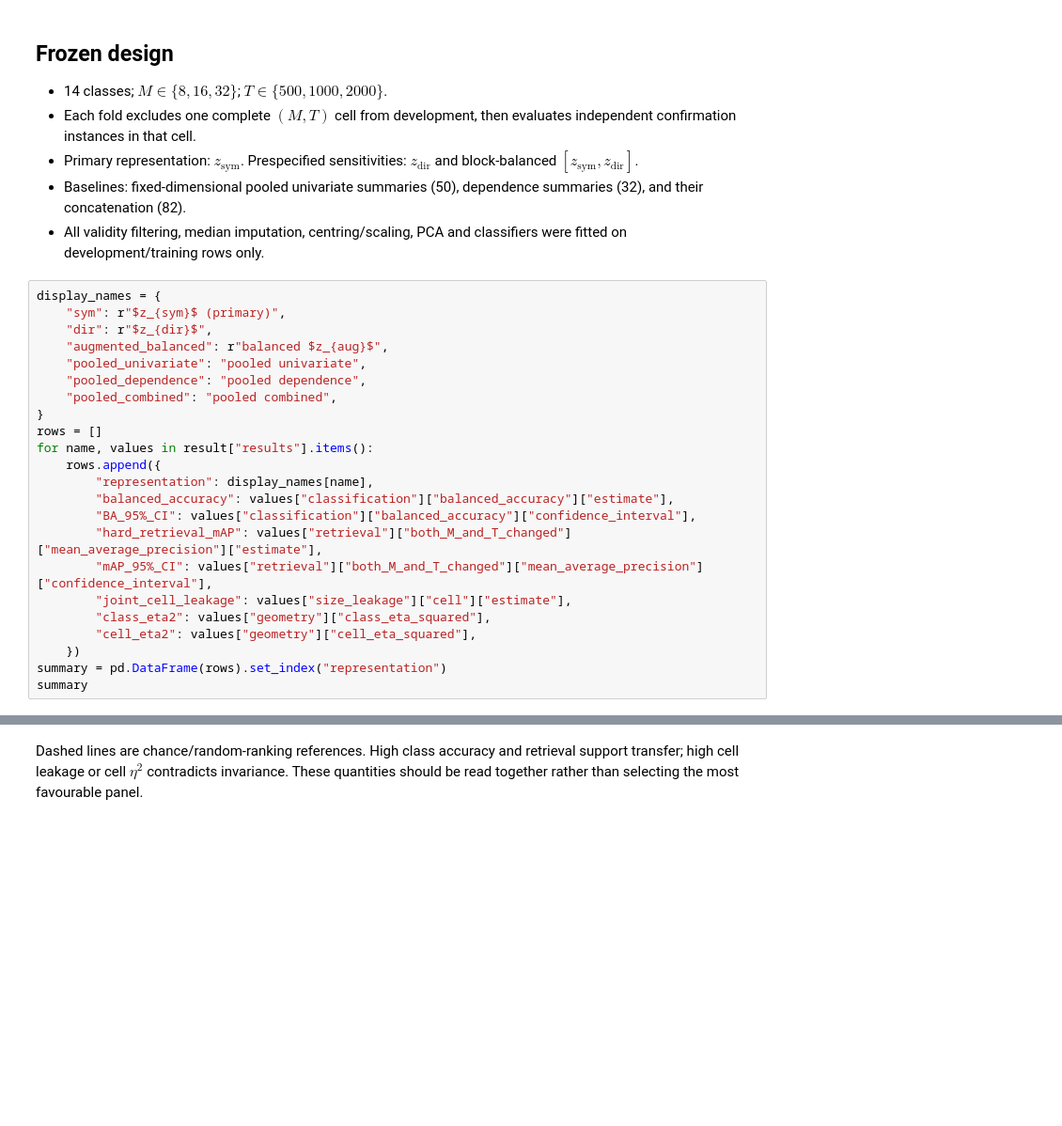
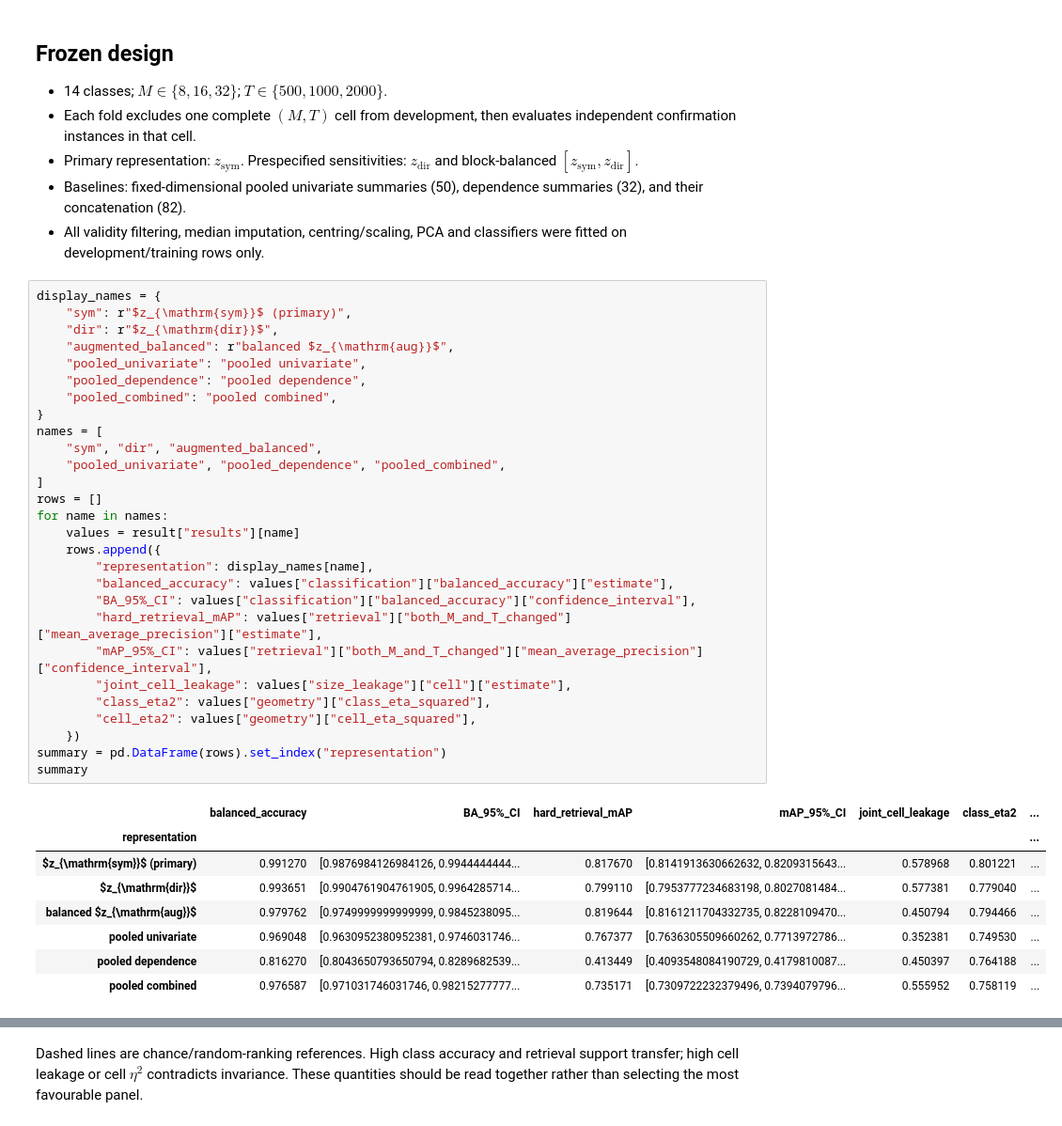
Before and after one commit to willedibam/mts-spi-study-cluster, a Jupyter notebook: notebooks/embeddings/proof_cross_mt_transfer_260824.ipynb, the cells around one changed output, grey strips where cells are left out. Shown at 94% size. Saved outputs shown, nothing was run; the diff lists cells and outputs as text; blank space fills up the shorter version.

```diff
--- a/notebooks/embeddings/proof_cross_mt_transfer_260824.ipynb
+++ b/notebooks/embeddings/proof_cross_mt_transfer_260824.ipynb
@@ -32,24 +35,38 @@ print(f"development={manifest['rows']:,}; confirmation={result['rows']:,}; schem
 - All validity filtering, median imputation, centring/scaling, PCA and classifiers were fitted on development/training rows only.
 # %%
 display_names = {
-    "sym": r"$z_{sym}$ (primary)",
-    "dir": r"$z_{dir}$",
-    "augmented_balanced": r"balanced $z_{aug}$",
+    "sym": r"$z_{\mathrm{sym}}$ (primary)",
+    "dir": r"$z_{\mathrm{dir}}$",
+    "augmented_balanced": r"balanced $z_{\mathrm{aug}}$",
     "pooled_univariate": "pooled univariate",
     "pooled_dependence": "pooled dependence",
     "pooled_combined": "pooled combined",
 }
+names = [
+    "sym", "dir", "augmented_balanced",
+    "pooled_univariate", "pooled_dependence", "pooled_combined",
+]
 rows = []
-for name, values in result["results"].items():
+for name in names:
+    values = result["results"][name]
     rows.append({
         "representation": display_names[name],
         "balanced_accuracy": values["classification"]["balanced_accuracy"]["estimate"],
         "BA_95%_CI": values["classification"]["balanced_accuracy"]["confidence_interval"],
         "hard_retrieval_mAP": values["retrieval"]["both_M_and_T_changed"]["mean_average_precision"]["estimate"],
         "mAP_95%_CI": values["retrieval"]["both_M_and_T_changed"]["mean_average_precision"]["confidence_interval"],
         "joint_cell_leakage": values["size_leakage"]["cell"]["estimate"],
         "class_eta2": values["geometry"]["class_eta_squared"],
         "cell_eta2": values["geometry"]["cell_eta_squared"],
     })
 summary = pd.DataFrame(rows).set_index("representation")
 summary
+# %% [output]
+|  | balanced_accuracy | BA_95%_CI | hard_retrieval_mAP | mAP_95%_CI | joint_cell_leakage | class_eta2 | ... |
+| representation |  |  |  |  |  |  | ... |
+| $z_{\mathrm{sym}}$ (primary) | 0.991270 | [0.9876984126984126, 0.9944444444... | 0.817670 | [0.8141913630662632, 0.8209315643... | 0.578968 | 0.801221 | ... |
+| $z_{\mathrm{dir}}$ | 0.993651 | [0.9904761904761905, 0.9964285714... | 0.799110 | [0.7953777234683198, 0.8027081484... | 0.577381 | 0.779040 | ... |
+| balanced $z_{\mathrm{aug}}$ | 0.979762 | [0.9749999999999999, 0.9845238095... | 0.819644 | [0.8161211704332735, 0.8228109470... | 0.450794 | 0.794466 | ... |
+| pooled univariate | 0.969048 | [0.9630952380952381, 0.9746031746... | 0.767377 | [0.7636305509660262, 0.7713972786... | 0.352381 | 0.749530 | ... |
+| pooled dependence | 0.816270 | [0.8043650793650794, 0.8289682539... | 0.413449 | [0.4093548084190729, 0.4179810087... | 0.450397 | 0.764188 | ... |
+| pooled combined | 0.976587 | [0.971031746031746, 0.98215277777... | 0.735171 | [0.7309722232379496, 0.7394079796... | 0.555952 | 0.758119 | ... |
```
Also changed, not shown: parts of 5 cells of this notebook, 5 other files.
